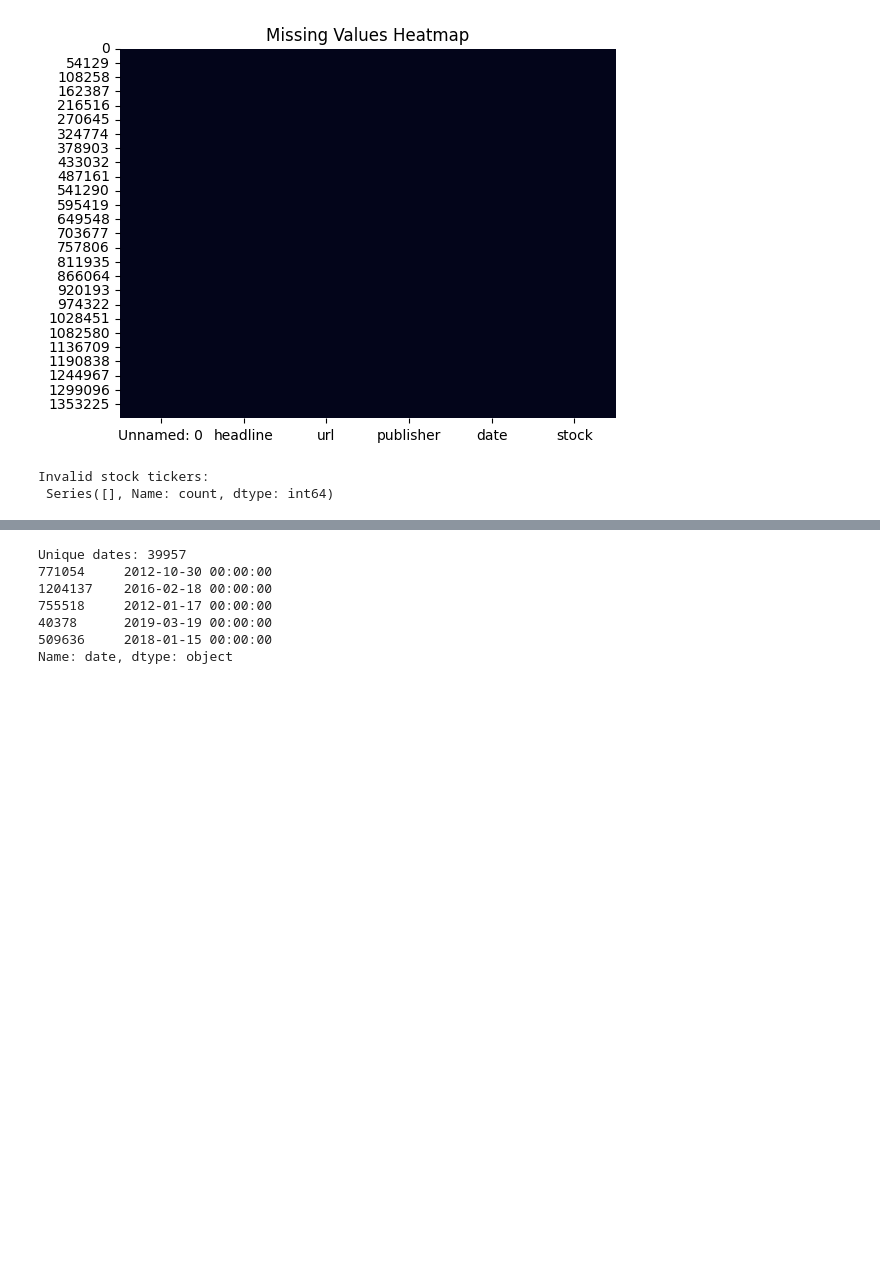
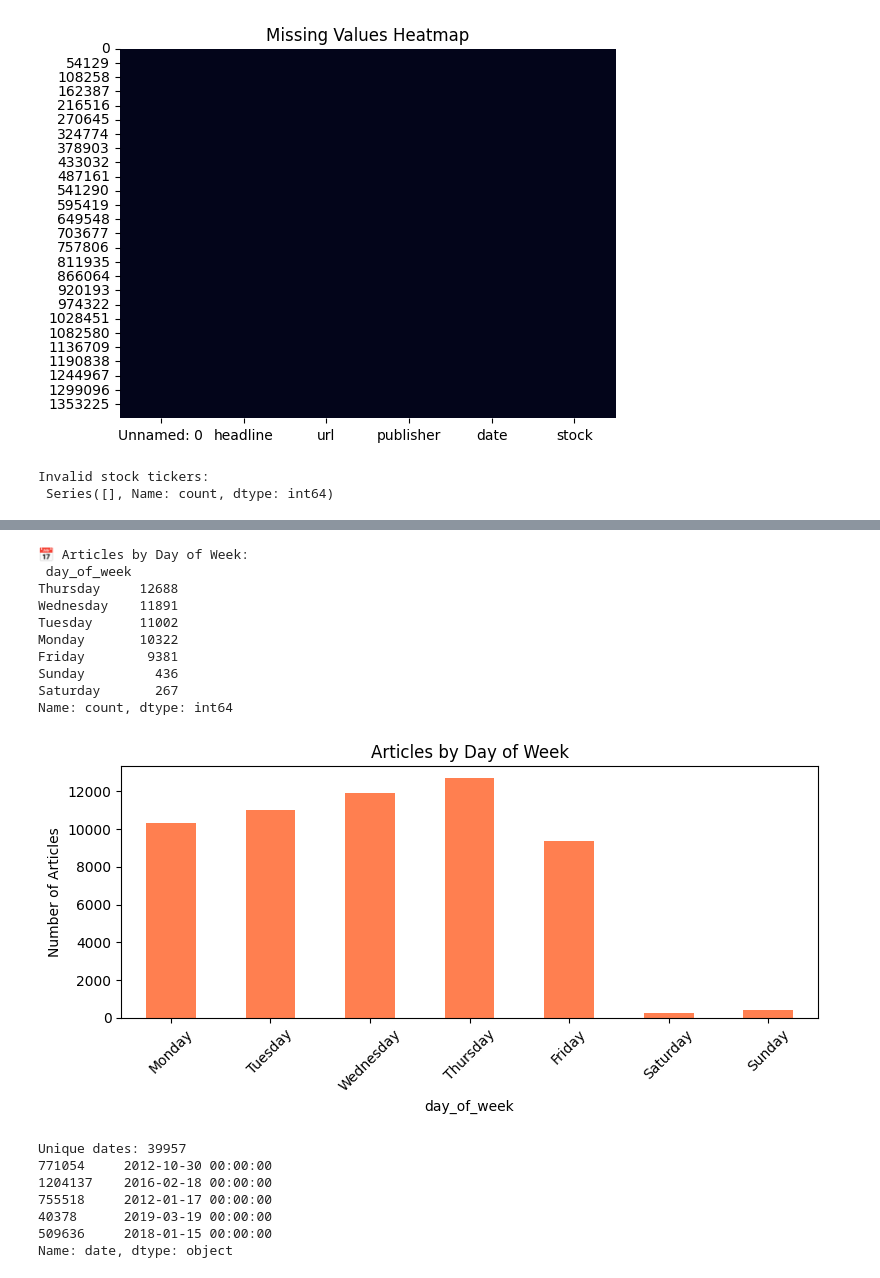
Before and after one commit to bobdeve/Nova-Financial-Solutions, a Jupyter notebook: notebooks/EDA_analysis.ipynb, the cells around one changed output, grey strips where cells are left out. Cells and saved outputs as stored; diff of their text form; code cells hidden in the pictures; blank space fills up the shorter version.

```diff
--- a/notebooks/EDA_analysis.ipynb
+++ b/notebooks/EDA_analysis.ipynb
@@ -74,3 +161,29 @@ Invalid stock tickers:
+# %%
+df['day_of_week'] = df['date'].dt.day_name()
+weekday_counts = df['day_of_week'].value_counts()
+
+print("📅 Articles by Day of Week:\n", weekday_counts)
+
+# Plot
+weekday_counts = weekday_counts.reindex(['Monday', 'Tuesday', 'Wednesday', 'Thursday', 'Friday', 'Saturday', 'Sunday'])
+
+weekday_counts.plot(kind='bar', color='coral', figsize=(8, 4), title='Articles by Day of Week')
+plt.ylabel('Number of Articles')
+plt.xticks(rotation=45)
+plt.tight_layout()
+plt.show()
+# %% [output]
+📅 Articles by Day of Week:
+ day_of_week
+Thursday     12688
+Wednesday    11891
+Tuesday      11002
+Monday       10322
+Friday        9381
+Sunday         436
+Saturday       267
+Name: count, dtype: int64
+[figure, added]
 # %%
 print("Unique dates:", df['date'].nunique())
 print(df['date'].sample(5))  # Random samples to check format
```
Also changed, not shown: parts of 6 cells of this notebook, 4 other files.
